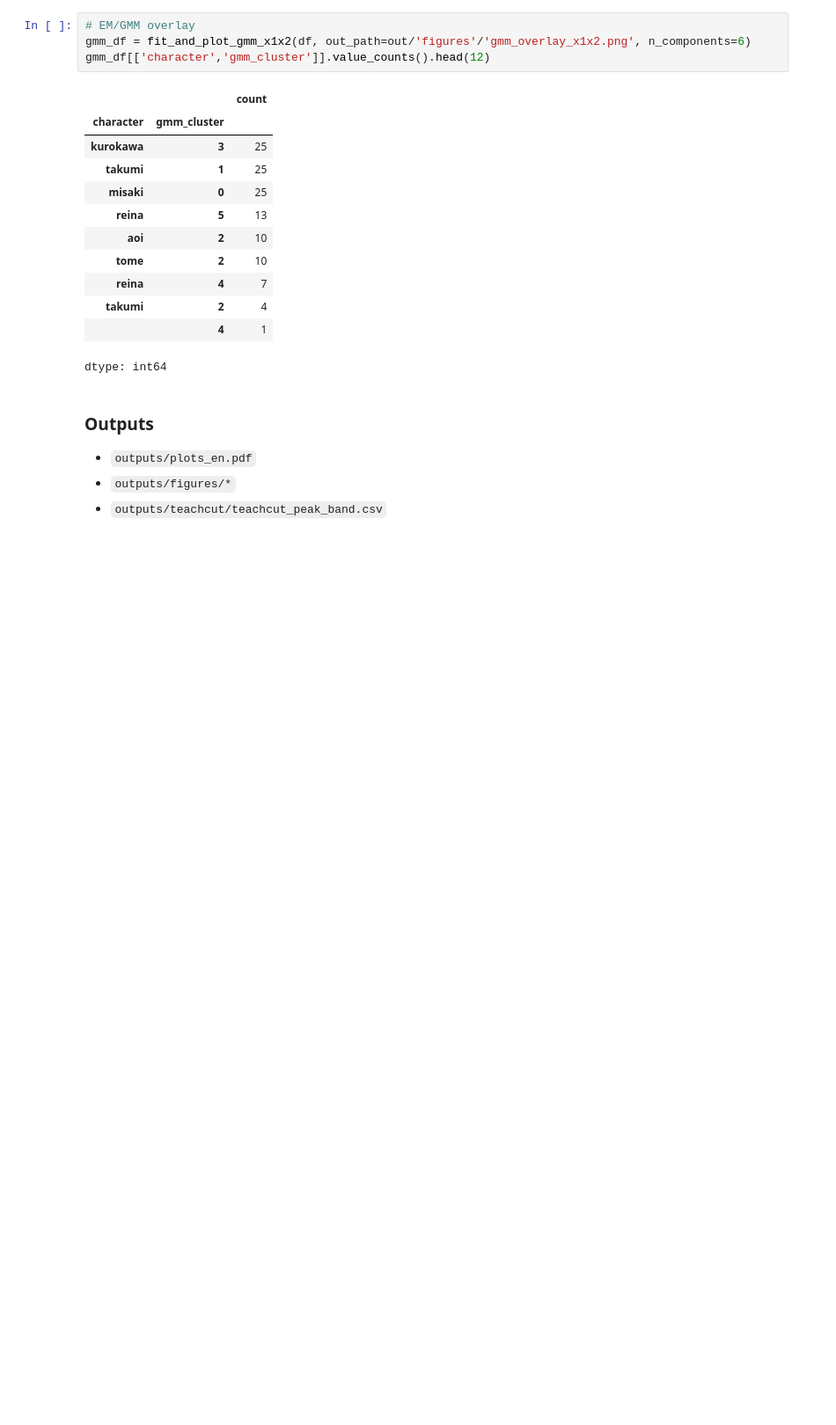
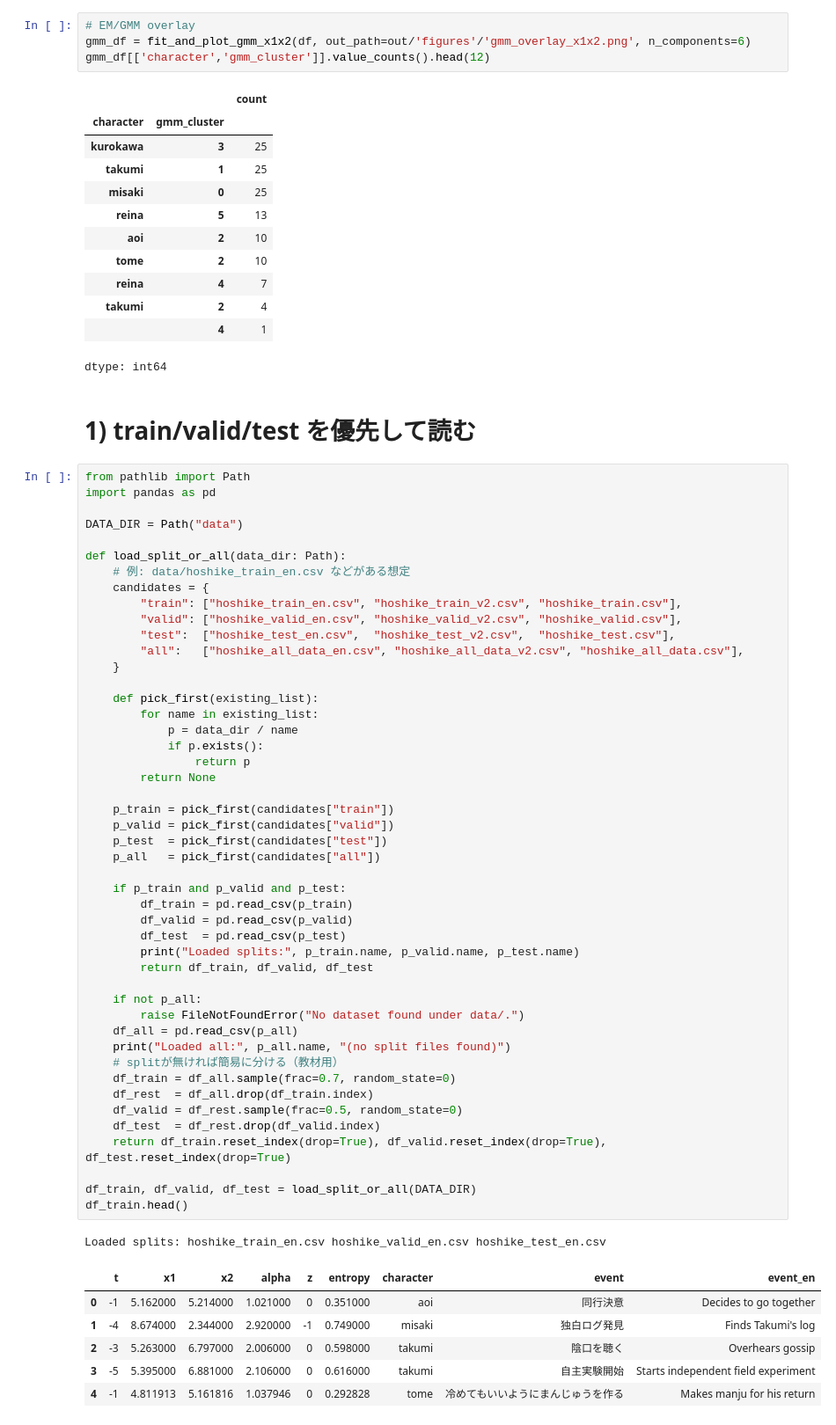
Before and after one commit to Mokafe/reina-field-map, a Jupyter notebook: hoshimigato-shrine-sim2/notebooks/00_quickstart_colab.ipynb, the cells around one changed output. Shown: that part at 88% size. Cells and saved outputs as stored; diff of their text form; blank space fills up the shorter version.

```diff
--- a/hoshimigato-shrine-sim2/notebooks/00_quickstart_colab.ipynb
+++ b/hoshimigato-shrine-sim2/notebooks/00_quickstart_colab.ipynb
@@ -110,8 +110,60 @@ gmm_df[['character','gmm_cluster']].value_counts().head(12)
 | takumi | 2 | 4 |
 |  | 4 | 1 |
 dtype: int64
-# %% [markdown]
-### Outputs
-- `outputs/plots_en.pdf`
-- `outputs/figures/*`
-- `outputs/teachcut/teachcut_peak_band.csv`
+# %% [markdown]
+# 1) train/valid/test を優先して読む
+# %%
+from pathlib import Path
+import pandas as pd
+
+DATA_DIR = Path("data")
+
+def load_split_or_all(data_dir: Path):
+    # 例: data/hoshike_train_en.csv などがある想定
+    candidates = {
+        "train": ["hoshike_train_en.csv", "hoshike_train_v2.csv", "hoshike_train.csv"],
+        "valid": ["hoshike_valid_en.csv", "hoshike_valid_v2.csv", "hoshike_valid.csv"],
+        "test":  ["hoshike_test_en.csv",  "hoshike_test_v2.csv",  "hoshike_test.csv"],
+        "all":   ["hoshike_all_data_en.csv", "hoshike_all_data_v2.csv", "hoshike_all_data.csv"],
+    }
+
+    def pick_first(existing_list):
+        for name in existing_list:
+            p = data_dir / name
+            if p.exists():
+                return p
+        return None
+
+    p_train = pick_first(candidates["train"])
+    p_valid = pick_first(candidates["valid"])
+    p_test  = pick_first(candidates["test"])
+    p_all   = pick_first(candidates["all"])
+
+    if p_train and p_valid and p_test:
+        df_train = pd.read_csv(p_train)
+        df_valid = pd.read_csv(p_valid)
+        df_test  = pd.read_csv(p_test)
+        print("Loaded splits:", p_train.name, p_valid.name, p_test.name)
+        return df_train, df_valid, df_test
+
+    if not p_all:
+        raise FileNotFoundError("No dataset found under data/.")
+    df_all = pd.read_csv(p_all)
+    print("Loaded all:", p_all.name, "(no split files found)")
+    # splitが無ければ簡易に分ける（教材用）
+    df_train = df_all.sample(frac=0.7, random_state=0)
+    df_rest  = df_all.drop(df_train.index)
+    df_valid = df_rest.sample(frac=0.5, random_state=0)
+    df_test  = df_rest.drop(df_valid.index)
+    return df_train.reset_index(drop=True), df_valid.reset_index(drop=True), df_test.reset_index(drop=True)
+
+df_train, df_valid, df_test = load_split_or_all(DATA_DIR)
+df_train.head()
+# %% [output]
+Loaded splits: hoshike_train_en.csv hoshike_valid_en.csv hoshike_test_en.csv
+|  | t | x1 | x2 | alpha | z | entropy | character | event | event_en |
+| 0 | -1 | 5.162000 | 5.214000 | 1.021000 | 0 | 0.351000 | aoi | 同行決意 | Decides to go together |
+| 1 | -4 | 8.674000 | 2.344000 | 2.920000 | -1 | 0.749000 | misaki | 独白ログ発見 | Finds Takumi's log |
+| 2 | -3 | 5.263000 | 6.797000 | 2.006000 | 0 | 0.598000 | takumi | 陰口を聴く | Overhears gossip |
+| 3 | -5 | 5.395000 | 6.881000 | 2.106000 | 0 | 0.616000 | takumi | 自主実験開始 | Starts independent field experiment |
+| 4 | -1 | 4.811913 | 5.161816 | 1.037946 | 0 | 0.292828 | tome | 冷めてもいいようにまんじゅうを作る | Makes manju for his return |
```
Also changed, not shown: parts of 7 cells of this notebook.
